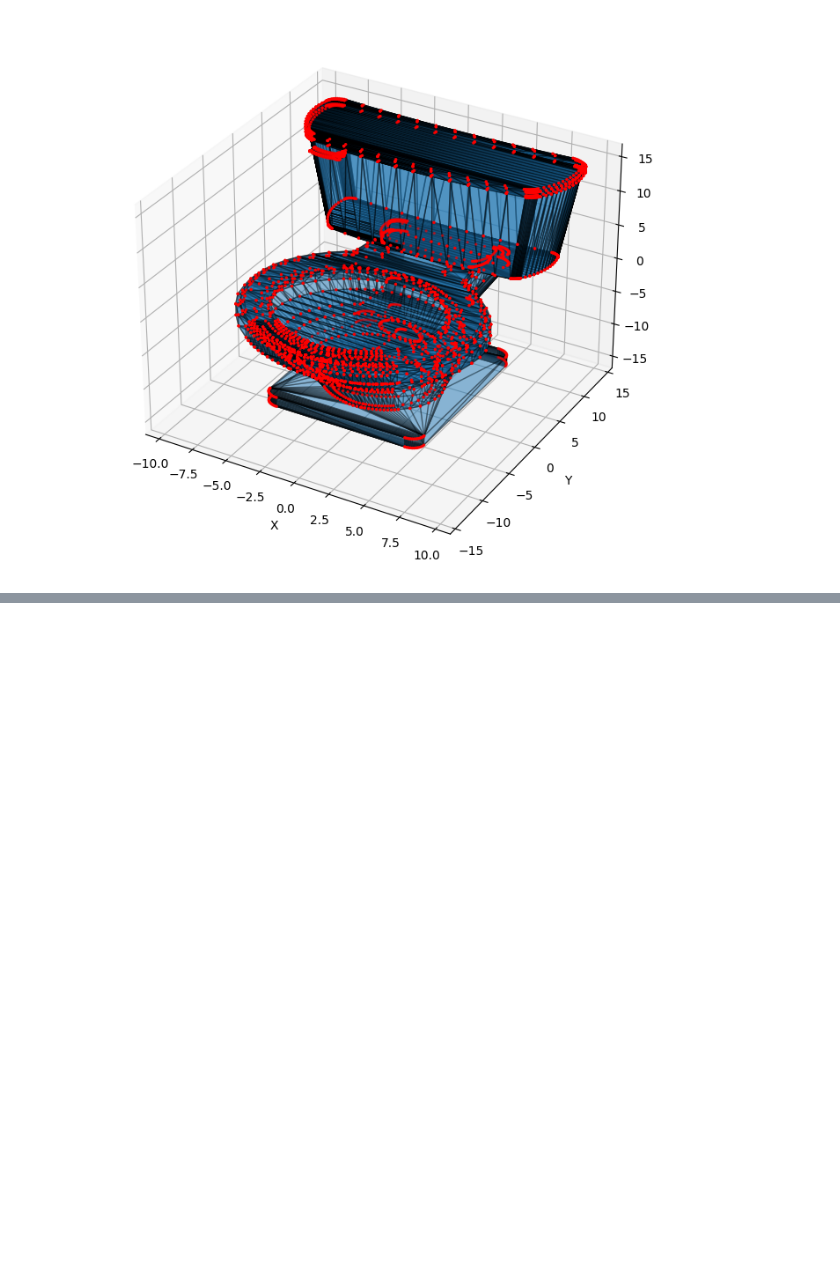
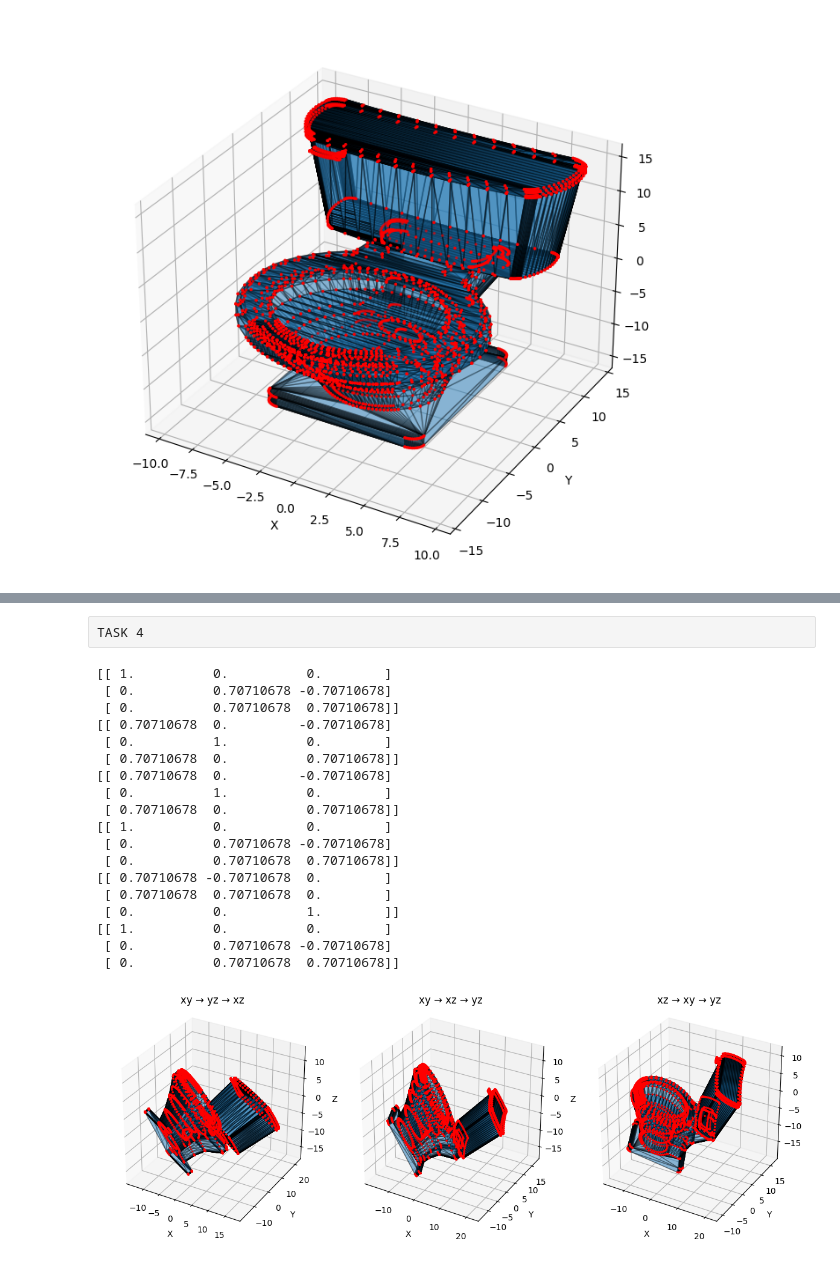
Before and after one commit to AnnaAkhlamova/lab1_linear_algebra, a Jupyter notebook: lab1.ipynb, the cells around one changed output, grey strips where cells are left out. Drawn from its saved outputs; the diff is of its cells as text; code cells hidden in the pictures; blank space fills up the shorter version.

```diff
--- a/lab1.ipynb
+++ b/lab1.ipynb
@@ -179,7 +307,8 @@ def rotate_xy(X, theta):
     print(R)
     return X_new
 
-plot_off(rotate_xy(vertices, 45), faces)
+rotxy=rotate_xy(vertices, 45)
+rotxy
 # %% [output]
 [[ 0.70710678 -0.70710678  0.        ]
  [ 0.70710678  0.70710678  0.        ]
@@ -223,0 +384,51 @@ plot_off(rotate_xz(vertices, 45), faces)
+# %% [raw]
+TASK 4
+# %%
+def plot_off_ax(ax, vertices, faces, title=""):
+    mesh = Poly3DCollection([vertices[face] for face in faces],
+                            alpha=0.3, edgecolor='k')
+    ax.add_collection3d(mesh)
+    ax.scatter(vertices[:, 0], vertices[:, 1], vertices[:, 2], s=2, c='r')
+    ax.set_title(title)
+    ax.set_xlabel("X")
+    ax.set_ylabel("Y")
+    ax.set_zlabel("Z")
+    ax.set_box_aspect([1, 1, 1])
+
+fig, axes = plt.subplots(1, 3, figsize=(12, 4),
+                         subplot_kw={'projection': '3d'})
+
+rot_xy_yz = rotate_yz(rotxy, 45)
+rot_xy_yz_xz = rotate_xz(rot_xy_yz, 45)
+plot_off_ax(axes[0], rot_xy_yz_xz, faces, "xy → yz → xz")
+
+rot_xy_xz = rotate_xz(rotxy, 45)
+rot_xy_xz_yz = rotate_yz(rot_xy_xz, 45)
+plot_off_ax(axes[1], rot_xy_xz_yz, faces, "xy → xz → yz")
+
+rot_xz_xy = rotate_xy(rotxz, 45)
+rot_xz_xy_yz = rotate_yz(rot_xz_xy, 45)
+plot_off_ax(axes[2], rot_xz_xy_yz, faces, "xz → xy → yz")
+
+plt.tight_layout()
+plt.show()
+# %% [output]
+[[ 1.          0.          0.        ]
+ [ 0.          0.70710678 -0.70710678]
+ [ 0.          0.70710678  0.70710678]]
+[[ 0.70710678  0.         -0.70710678]
+ [ 0.          1.          0.        ]
+ [ 0.70710678  0.          0.70710678]]
+[[ 0.70710678  0.         -0.70710678]
+ [ 0.          1.          0.        ]
+ [ 0.70710678  0.          0.70710678]]
+[[ 1.          0.          0.        ]
+ [ 0.          0.70710678 -0.70710678]
+ [ 0.          0.70710678  0.70710678]]
+[[ 0.70710678 -0.70710678  0.        ]
+ [ 0.70710678  0.70710678  0.        ]
+ [ 0.          0.          1.        ]]
+[[ 1.          0.          0.        ]
+ [ 0.          0.70710678 -0.70710678]
+ [ 0.          0.70710678  0.70710678]]
+[figure, added]
```
Also changed, not shown: parts of 30 cells of this notebook.
